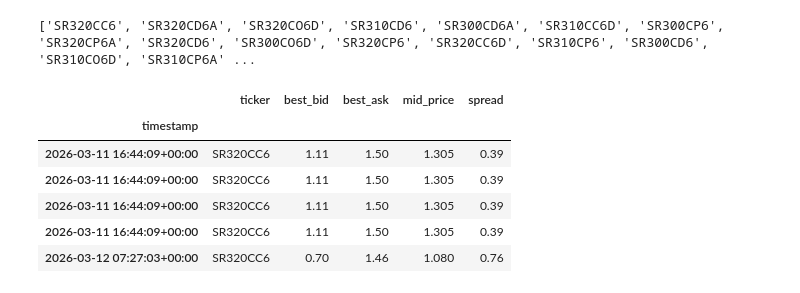
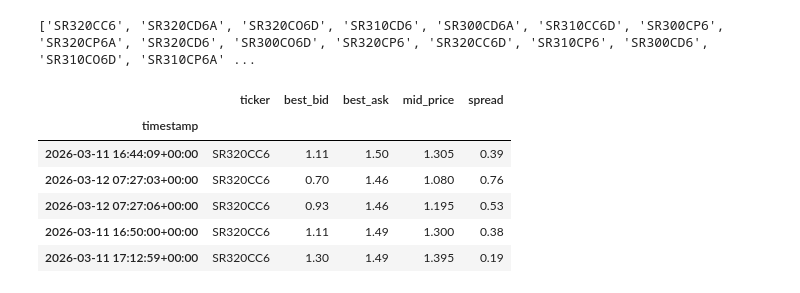
Before and after one commit to SigmaFlowX/Options-Market-Making, a Jupyter notebook: notebooks/live_data_analysis.ipynb, the cells around one changed output. Saved outputs shown, nothing was run; the diff lists cells and outputs as text; code cells hidden in the pictures.

```diff
--- a/notebooks/live_data_analysis.ipynb
+++ b/notebooks/live_data_analysis.ipynb
@@ -22,35 +22,37 @@ print(tickers)
 # %%
 import pandas as pd
 
 ticker = "SR320CC6"
 columns = ["id", "ticker", "timestamp", "bids", "asks"]
 
 query = f"""
 SELECT {', '.join(columns)}
 FROM orderbooks
 WHERE ticker = '{ticker}'
 """
 
 df = pd.read_sql_query(query, conn)
 
 df['timestamp'] = pd.to_datetime(df['timestamp'])
 df.set_index('timestamp', inplace=True)
 
 df['best_bid'] = df['bids'].apply(lambda bids: bids[0]['price'] if bids else None)
 df['best_ask'] = df['asks'].apply(lambda asks: asks[0]['price'] if asks else None)
 df['mid_price'] = df['best_bid'] + (df['best_ask'] - df['best_bid'])/2
 df['spread'] = df['best_ask'] - df['best_bid']
 
 df.drop(columns=['bids', 'asks', 'id'], inplace=True)
+df = df[~df.index.duplicated(keep='first')]
+df.drop_duplicates(inplace=True)
 df.head()
 # %% [output]
 |  | ticker | best_bid | best_ask | mid_price | spread |
 | timestamp |  |  |  |  |  |
 | 2026-03-11 16:44:09+00:00 | SR320CC6 | 1.11 | 1.50 | 1.305 | 0.39 |
-| 2026-03-11 16:44:09+00:00 | SR320CC6 | 1.11 | 1.50 | 1.305 | 0.39 |
-| 2026-03-11 16:44:09+00:00 | SR320CC6 | 1.11 | 1.50 | 1.305 | 0.39 |
-| 2026-03-11 16:44:09+00:00 | SR320CC6 | 1.11 | 1.50 | 1.305 | 0.39 |
 | 2026-03-12 07:27:03+00:00 | SR320CC6 | 0.70 | 1.46 | 1.080 | 0.76 |
+| 2026-03-12 07:27:06+00:00 | SR320CC6 | 0.93 | 1.46 | 1.195 | 0.53 |
+| 2026-03-11 16:50:00+00:00 | SR320CC6 | 1.11 | 1.49 | 1.300 | 0.38 |
+| 2026-03-11 17:12:59+00:00 | SR320CC6 | 1.30 | 1.49 | 1.395 | 0.19 |
 # %%
 import matplotlib.pyplot as plt
 
```
Also changed, not shown: parts of 1 cell of this notebook.
